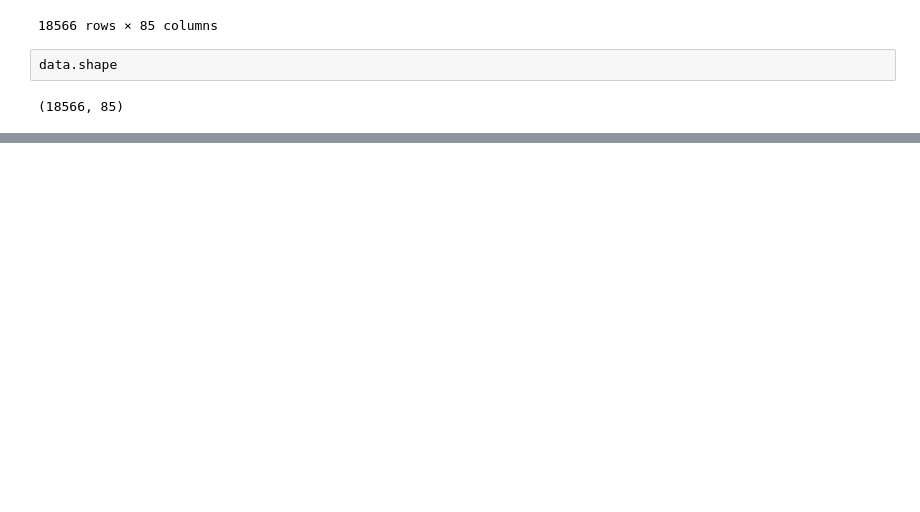
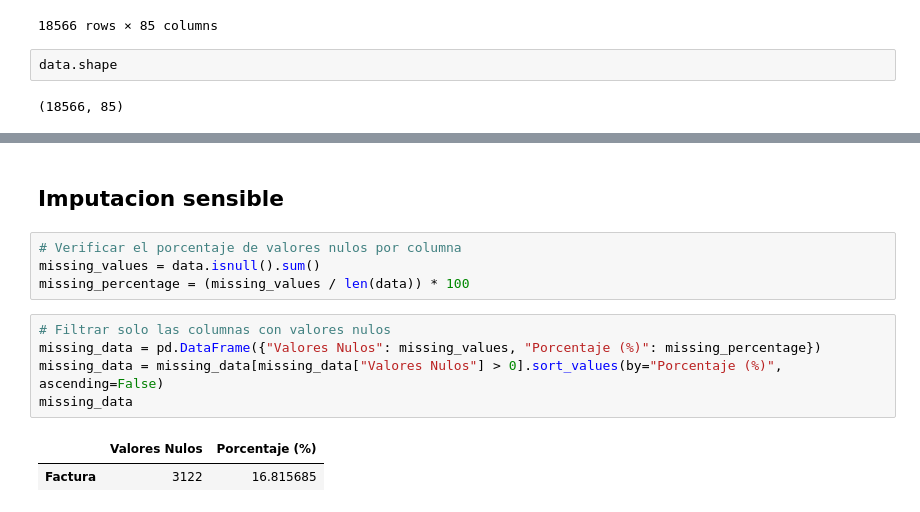
Before and after one commit to Baut1574/Bit-Actividades, a Jupyter notebook: 07-Actividad_part_VII/01-Desarrollo-data-wrangling.ipynb, the cells around one changed output, grey strips where cells are left out. Saved outputs shown, nothing was run; the diff lists cells and outputs as text; blank space fills up the shorter version.

```diff
--- a/07-Actividad_part_VII/01-Desarrollo-data-wrangling.ipynb
+++ b/07-Actividad_part_VII/01-Desarrollo-data-wrangling.ipynb
@@ -143,0 +211,14 @@ array([ True])
+# %% [markdown]
+## Imputacion sensible
+# %%
+# Verificar el porcentaje de valores nulos por columna
+missing_values = data.isnull().sum()
+missing_percentage = (missing_values / len(data)) * 100
+# %%
+# Filtrar solo las columnas con valores nulos
+missing_data = pd.DataFrame({"Valores Nulos": missing_values, "Porcentaje (%)": missing_percentage})
+missing_data = missing_data[missing_data["Valores Nulos"] > 0].sort_values(by="Porcentaje (%)", ascending=False)
+missing_data
+# %% [output]
+|  | Valores Nulos | Porcentaje (%) |
+| Factura | 3122 | 16.815685 |
```
Also changed, not shown: parts of 23 cells of this notebook.
